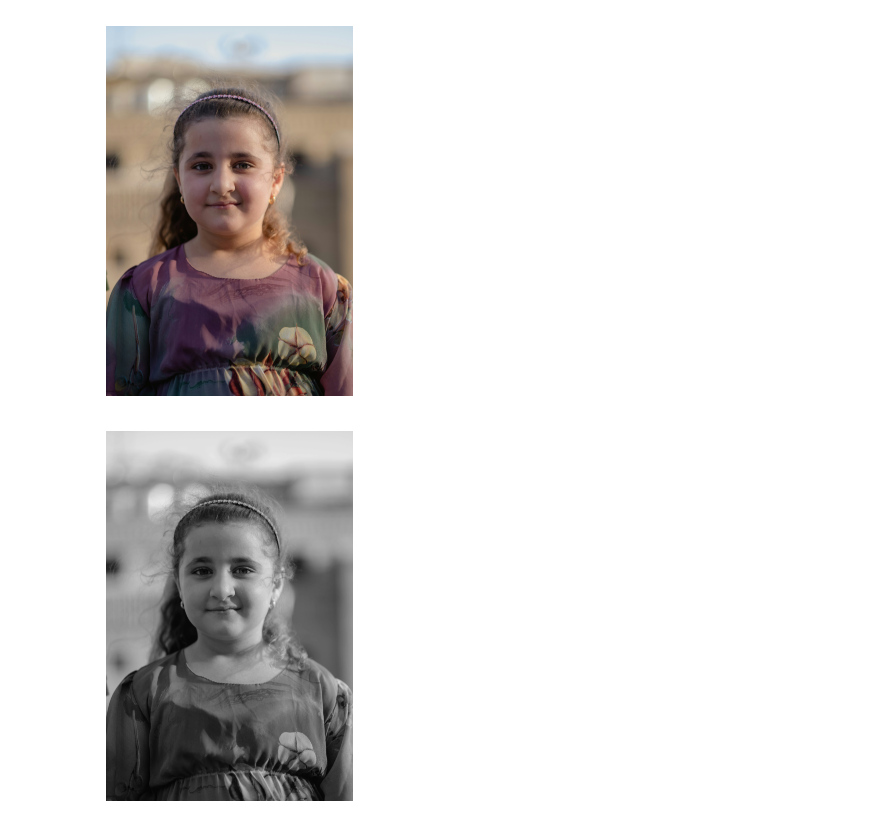
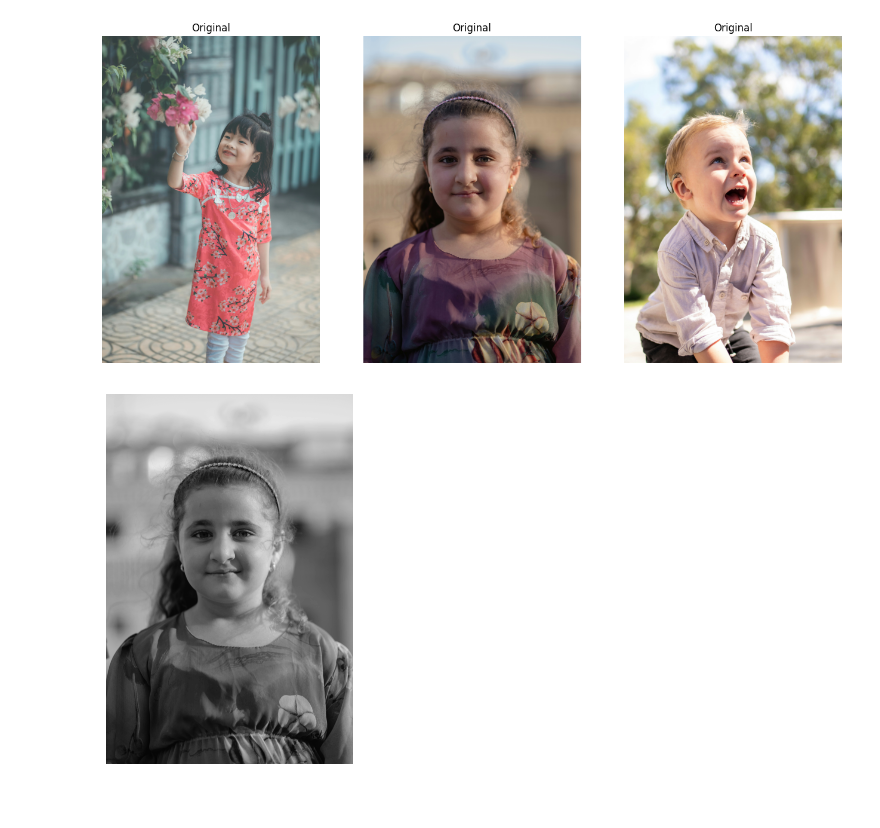
Before and after one commit to Iyabivuz-e/image-processing-exercises, a Jupyter notebook: index.ipynb, the cells around one changed output. Cells and saved outputs as stored; diff of their text form; code cells hidden in the pictures; blank space fills up the shorter version.

Commit message:
implemented the image displaying

```diff
--- a/index.ipynb
+++ b/index.ipynb
@@ -34,18 +6,29 @@ import numpy as np
 from PIL import Image
 import os
 import matplotlib.pyplot as plt
-# %%
-## loading the images
-
-image1 = mpimg.imread("./images/img2.jpg")
-
-plt.imshow(image1)
-# plt.imshow(image2)
-# plt.imshow(image3)
-plt.axis('off')
-plt.show()
-# %% [output]
-[figure, removed]
+# %%
+## A function to load images
+
+def load_images(image_path):
+    image = Image.open(image_path)
+    return np.array(image)
+#
+# img_dir = './images'
+image_files = os.listdir(img_dir) ## Listing all images in the directory
+images = [load_images(os.path.join(img_dir, img)) for img in image_files]
+print(images)
+# %%
+fig, axes = plt.subplots(1, len(images), figsize=(16, 12))
+# print(len(images))
+
+for i, image in enumerate(images):
+    # axes[i, 0].imshow(image)
+    axes[i].imshow(image)
+    axes[i].set_title('Original')
+    axes[i].axis('off')
+plt.show()
+# %% [output]
+[figure, added]
 # %%
 ## convert the image in grayscale image
 gray = 0.299 * image1[:,:,0] + 0.587 * image1[:,:,1] + 0.114 * image1[:,:,2]
```
Also changed, not shown: parts of 1 cell of this notebook.
